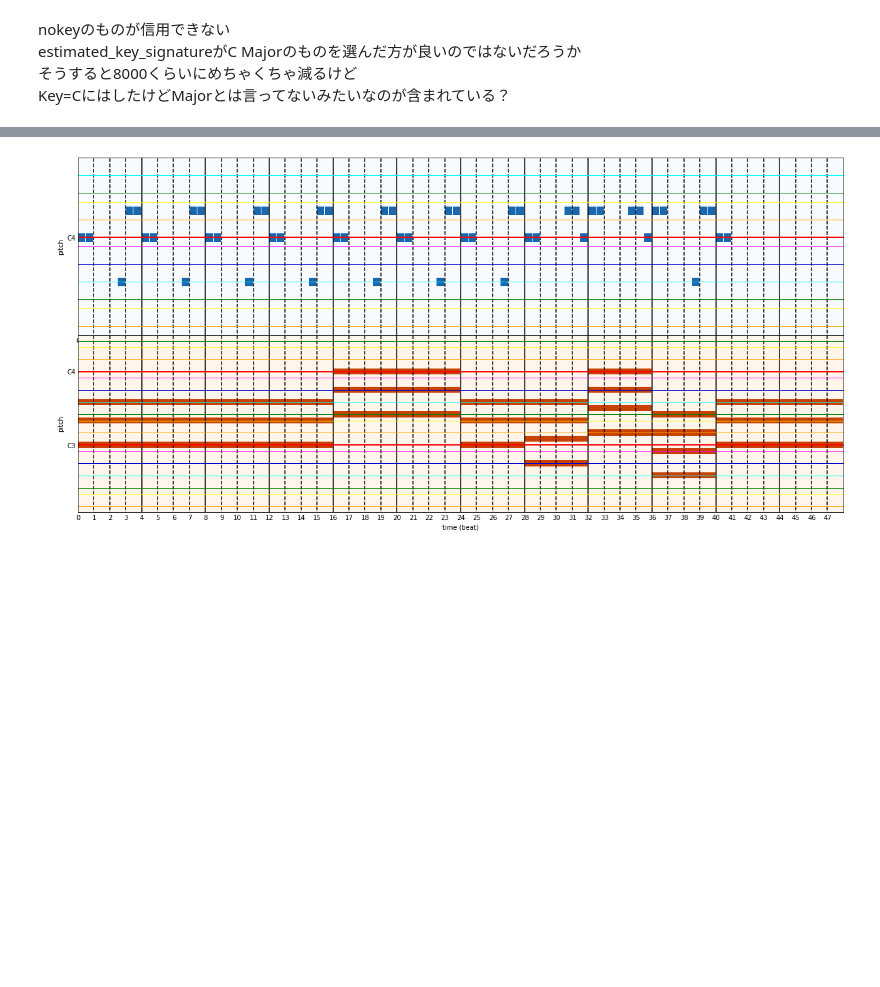
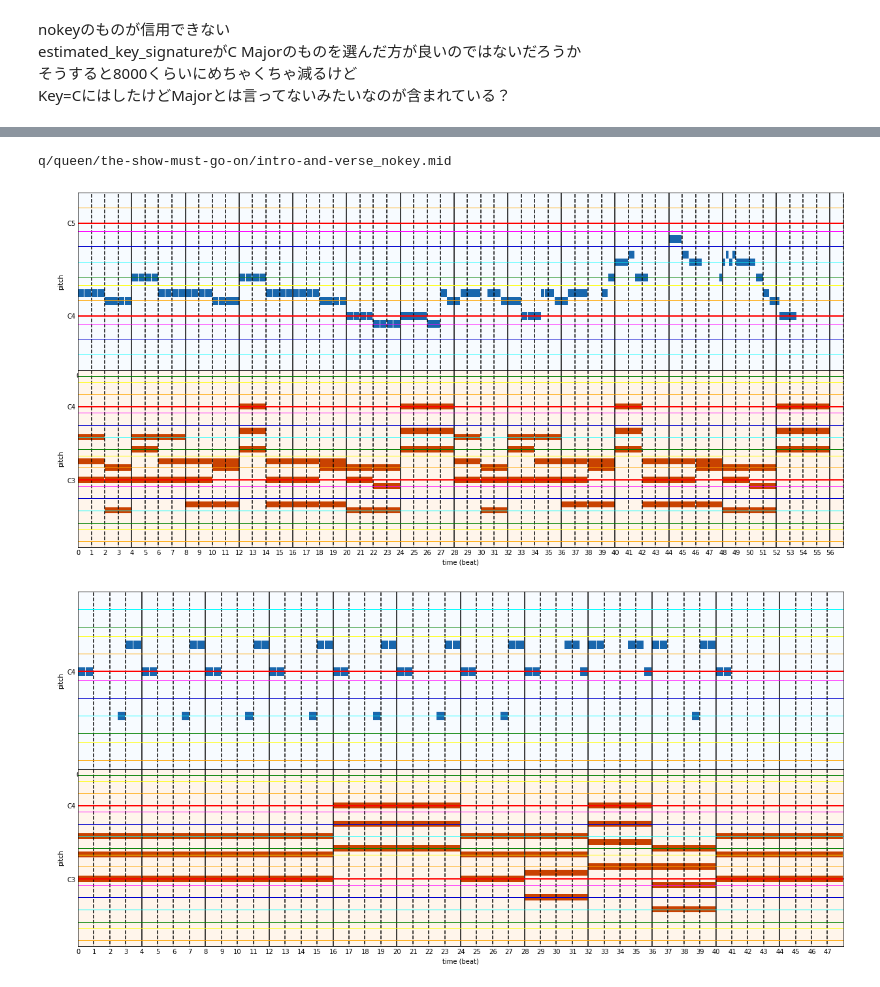
Before and after one commit to fuurin/midinet-followup, a Jupyter notebook: midinet_preparation.ipynb, the cells around one changed output, grey strips where cells are left out. Cells and saved outputs as stored; diff of their text form; code cells hidden in the pictures; blank space fills up the shorter version.

```diff
--- a/midinet_preparation.ipynb
+++ b/midinet_preparation.ipynb
@@ -67,3 +85,10 @@ Key=CにはしたけどMajorとは言ってないみたいなのが含まれて
+# %%
+index = 3
+print(df['path'][index])
+grid_plot(get_sample(index))
+# %% [output]
+q/queen/the-show-must-go-on/intro-and-verse_nokey.mid
+[figure, added]
 # %%
 def get_sample(index=0):
     midi_path = os.path.join(input_dir, df['path'][index])
```
Also changed, not shown: parts of 14 cells of this notebook, 2 other files.
